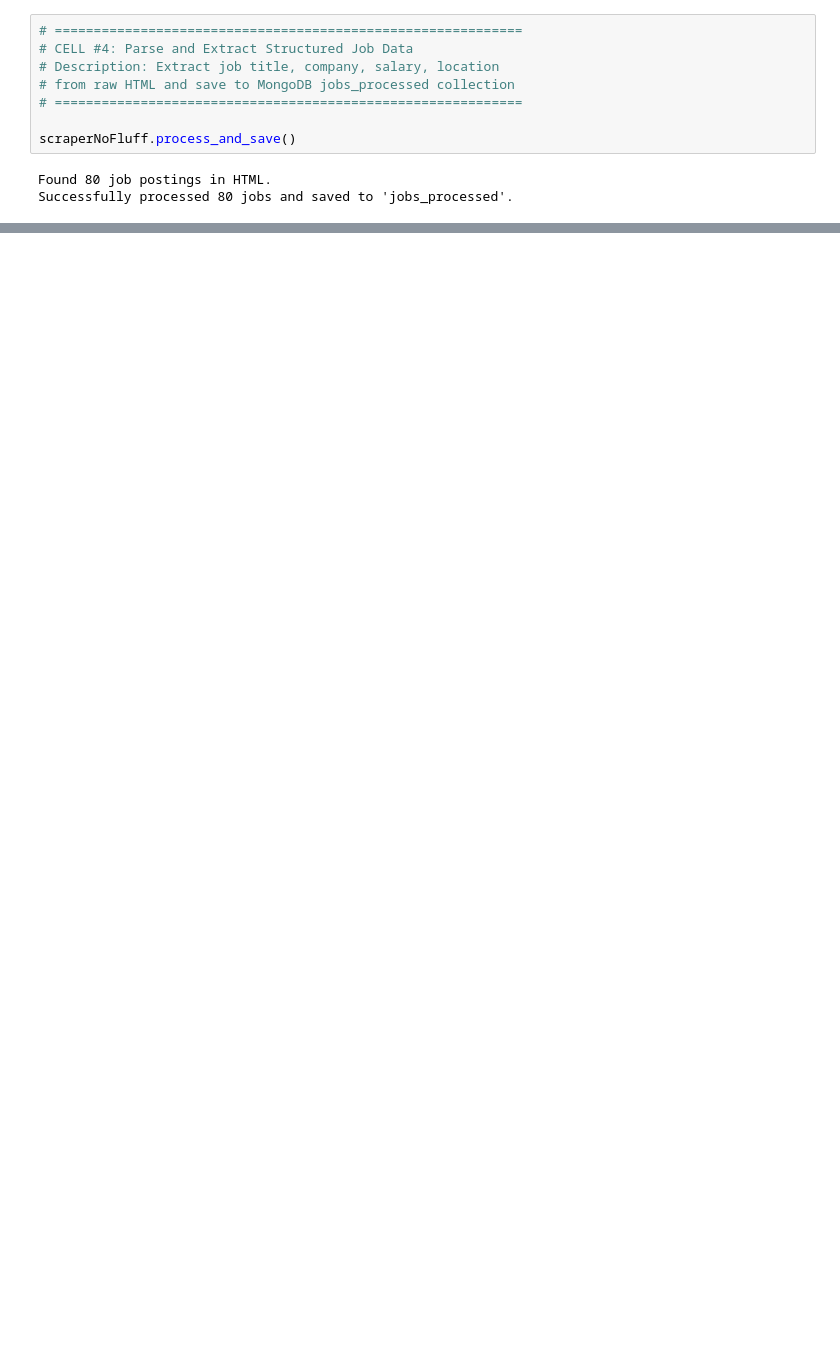
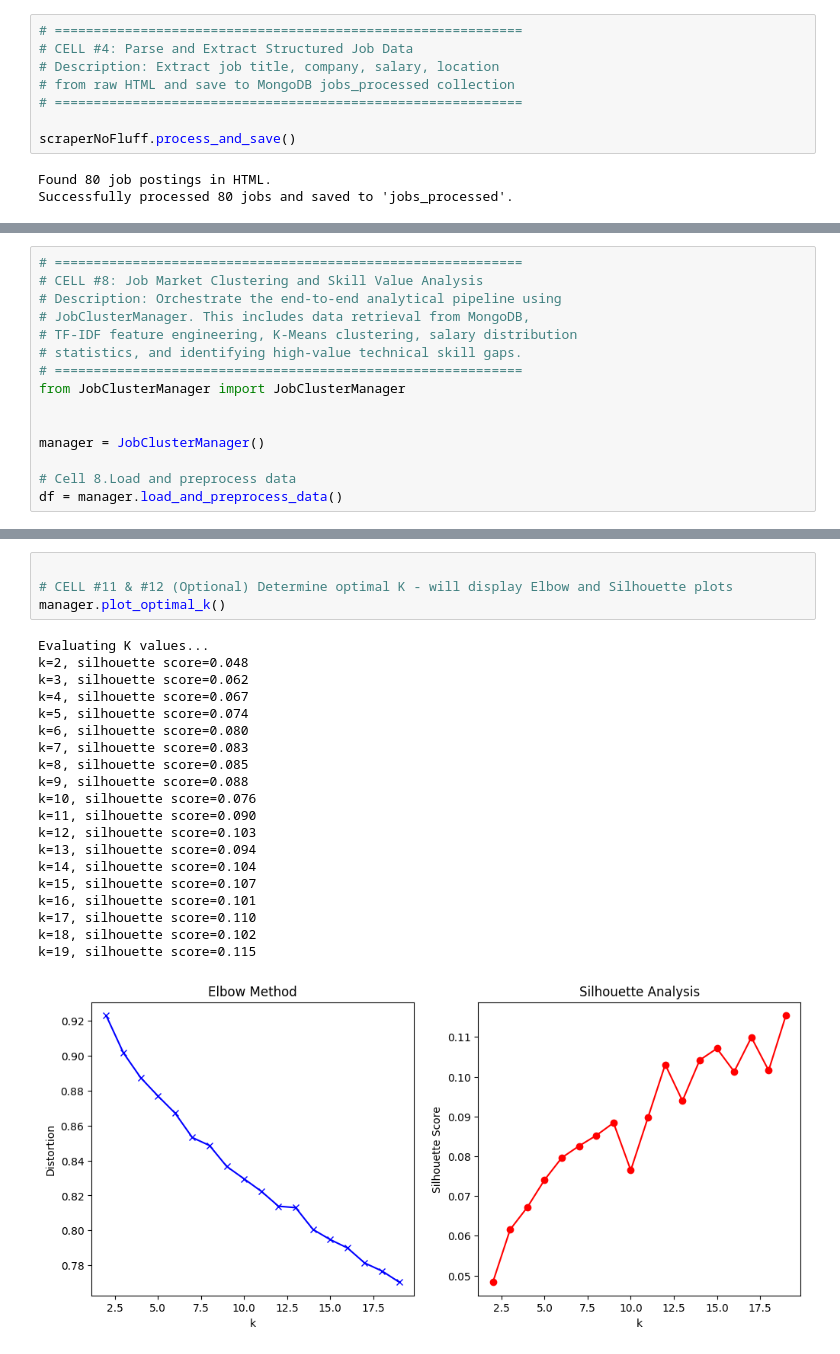
Before and after one commit to Joe-Fisher3356/BigDataFinal, a Jupyter notebook: main.ipynb, the cells around one changed output, grey strips where cells are left out. Saved outputs shown, nothing was run; the diff lists cells and outputs as text; blank space fills up the shorter version.

```diff
--- a/main.ipynb
+++ b/main.ipynb
@@ -1403,0 +110,15 @@ R²: 0.02
+# %%
+# ============================================================
+# CELL #8: Job Market Clustering and Skill Value Analysis
+# Description: Orchestrate the end-to-end analytical pipeline using
+# JobClusterManager. This includes data retrieval from MongoDB,
+# TF-IDF feature engineering, K-Means clustering, salary distribution
+# statistics, and identifying high-value technical skill gaps.
+# ============================================================
+from JobClusterManager import JobClusterManager
+
+
+manager = JobClusterManager()
+
+# Cell 8.Load and preprocess data
+df = manager.load_and_preprocess_data()
@@ -1403,0 +143,25 @@ R²: 0.02
+# %%
+
+# CELL #11 & #12 (Optional) Determine optimal K - will display Elbow and Silhouette plots
+manager.plot_optimal_k()
+# %% [output]
+Evaluating K values...
+k=2, silhouette score=0.048
+k=3, silhouette score=0.062
+k=4, silhouette score=0.067
+k=5, silhouette score=0.074
+k=6, silhouette score=0.080
+k=7, silhouette score=0.083
+k=8, silhouette score=0.085
+k=9, silhouette score=0.088
+k=10, silhouette score=0.076
+k=11, silhouette score=0.090
+k=12, silhouette score=0.103
+k=13, silhouette score=0.094
+k=14, silhouette score=0.104
+k=15, silhouette score=0.107
+k=16, silhouette score=0.101
+k=17, silhouette score=0.110
+k=18, silhouette score=0.102
+k=19, silhouette score=0.115
+[figure, added]
```
Also changed, not shown: parts of 26 cells of this notebook, 8 other files.
